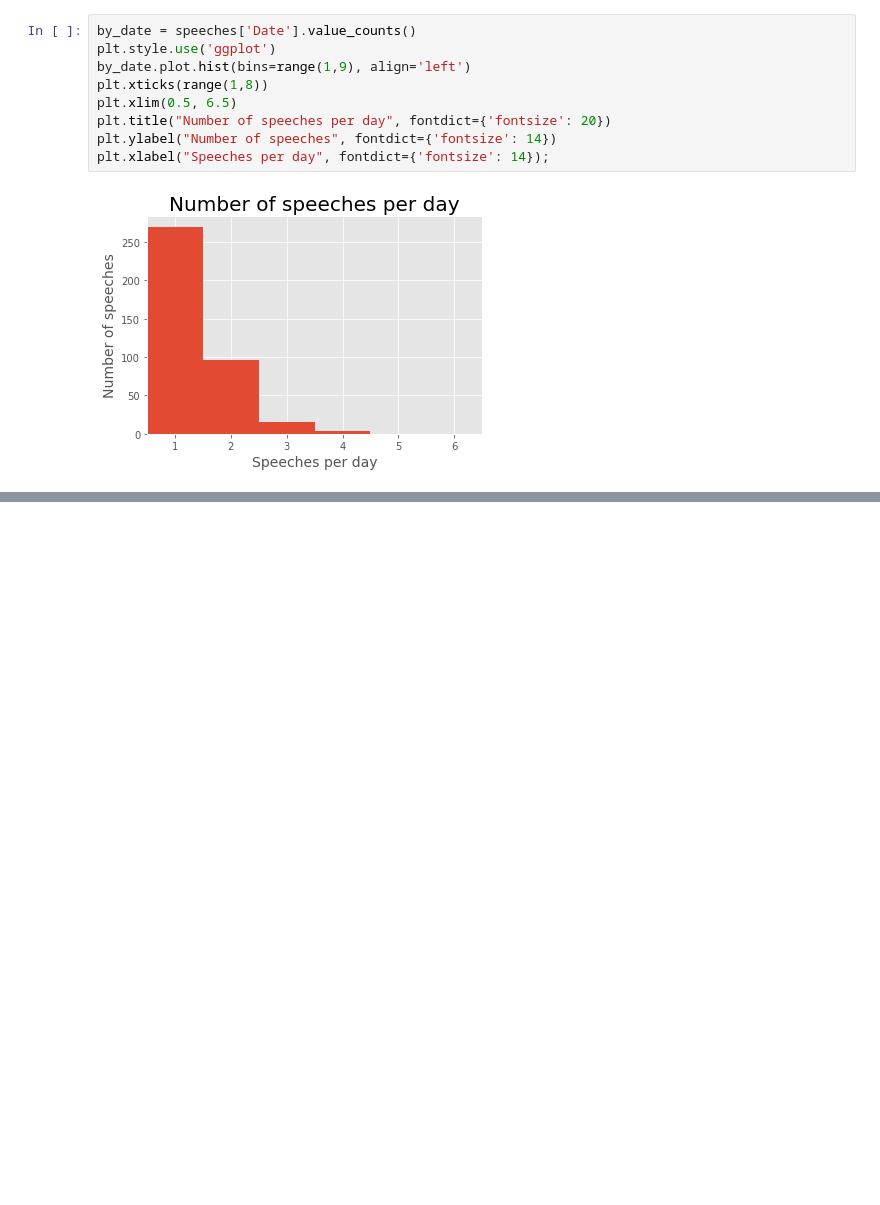
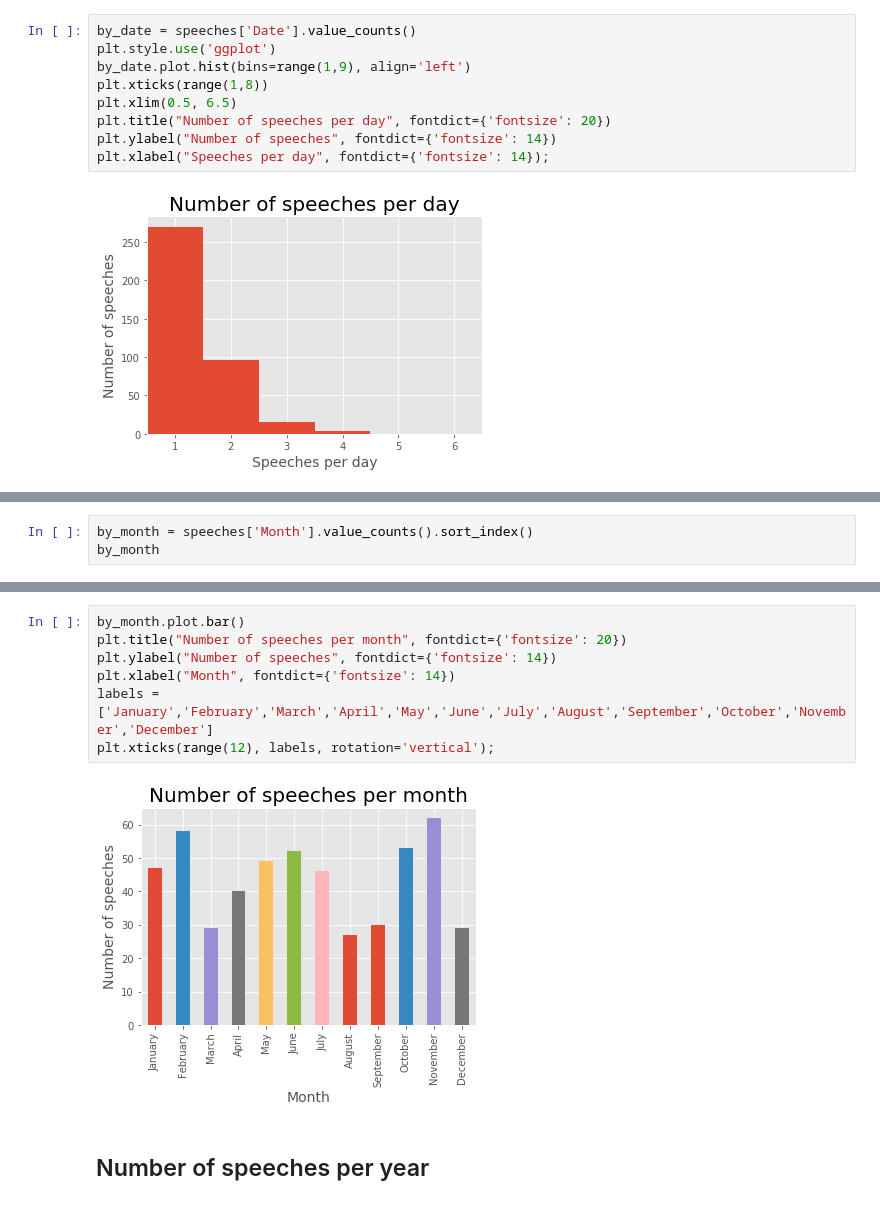
Before and after one commit to katreparitosh/Discourse-Analytics-of-Political-Speech-Transcripts, a Jupyter notebook: Code/Analysis/Analysis.ipynb, the cells around one changed output, grey strips where cells are left out. Drawn from its saved outputs; the diff is of its cells as text; blank space fills up the shorter version.

```diff
--- a/Code/Analysis/Analysis.ipynb
+++ b/Code/Analysis/Analysis.ipynb
@@ -67,0 +104,3 @@ plt.xlabel("Speeches per day", fontdict={'fontsize': 14});
+# %%
+by_month = speeches['Month'].value_counts().sort_index()
+by_month
@@ -67,0 +121,11 @@ plt.xlabel("Speeches per day", fontdict={'fontsize': 14});
+# %%
+by_month.plot.bar()
+plt.title("Number of speeches per month", fontdict={'fontsize': 20})
+plt.ylabel("Number of speeches", fontdict={'fontsize': 14})
+plt.xlabel("Month", fontdict={'fontsize': 14})
+labels = ['January','February','March','April','May','June','July','August','September','October','November','December']
+plt.xticks(range(12), labels, rotation='vertical');
+# %% [output]
+[figure, added]
+# %% [markdown]
+## Number of speeches per year
```
Also changed, not shown: parts of 14 cells of this notebook.
